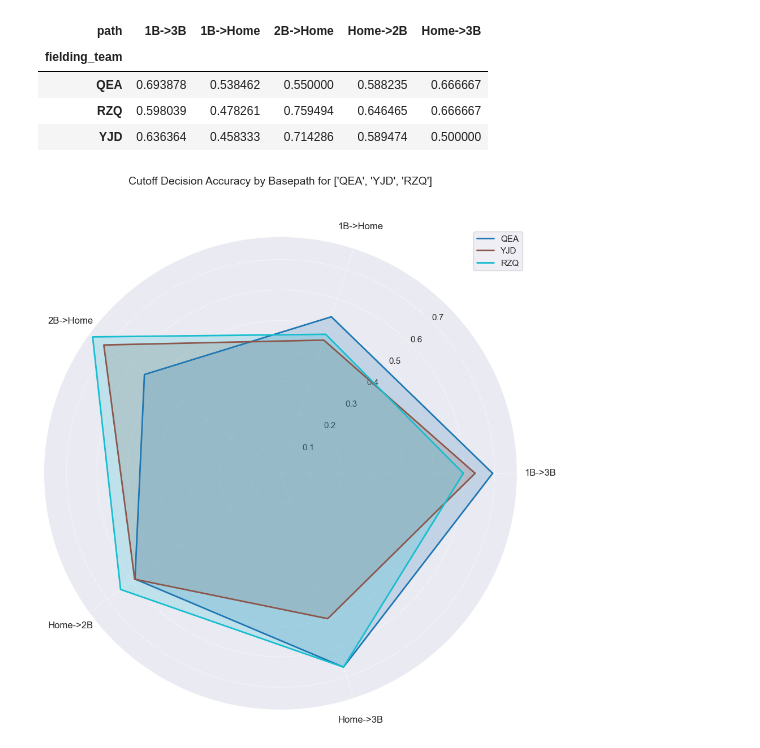
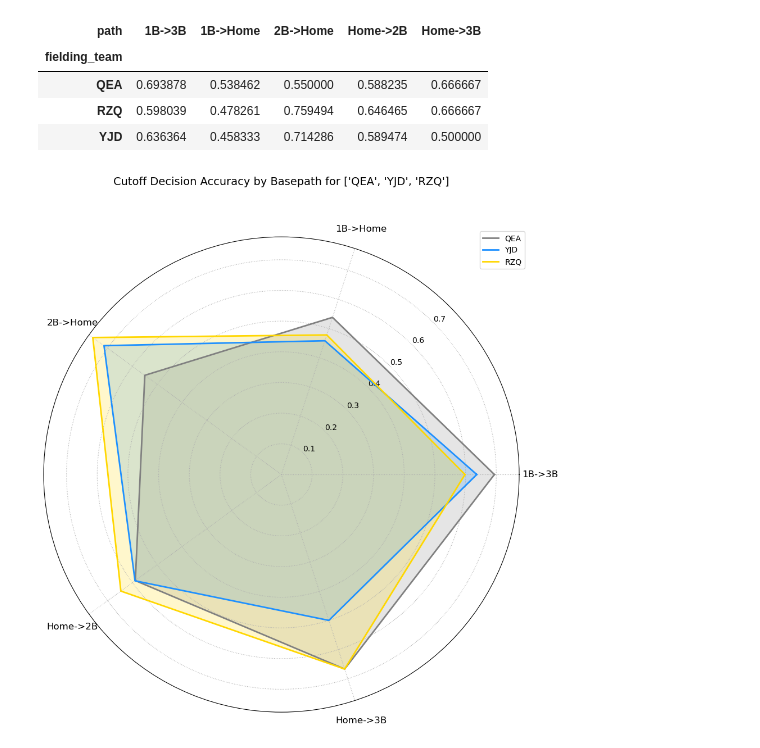
Before and after one commit to alexfrederick1/The-Man-in-the-Middle, a Jupyter notebook: Calculations/team_based_analysis.ipynb, the cells around one changed output. Cells and saved outputs as stored; diff of their text form; code cells hidden in the pictures.

```diff
--- a/Calculations/team_based_analysis.ipynb
+++ b/Calculations/team_based_analysis.ipynb
@@ -238,7 +288,9 @@ def plot_team_radar(df, teams_to_plot):
     angles += angles[:1]
 
     fig, ax = plt.subplots(figsize=(10, 10), subplot_kw=dict(polar=True))
-    colors = plt.cm.tab10(np.linspace(0, 1, len(teams_to_plot)))
+
+    from matplotlib.colors import ListedColormap
+    colors = ['gray', 'dodgerblue', 'gold']
 
     for i, team in enumerate(teams_to_plot):
         values = df.loc[team].tolist()
@@ -281,32 +333,32 @@ main_path_pivot
 # %%
 #Radar/Spider Plot for accuracy
 
 def plot_team_radar(df, teams_to_plot):
     labels = df.columns.tolist()
     num_vars = len(labels)
     angles = np.linspace(0, 2 * np.pi, num_vars, endpoint=False).tolist()
     angles += angles[:1]
 
     fig, ax = plt.subplots(figsize=(10, 10), subplot_kw=dict(polar=True))
-    colors = plt.cm.tab10(np.linspace(0, 1, len(teams_to_plot)))
+    colors = ['gray', 'dodgerblue', 'gold']
 
     for i, team in enumerate(teams_to_plot):
         values = df.loc[team].tolist()
         # Doesn't work if you don't add the first value to the end of the list of values
         values += values[:1]
         ax.plot(angles, values, label=team, color=colors[i], linewidth=2)
         ax.fill(angles, values, color=colors[i], alpha=0.2)
 
     ax.set_xticks(angles[:-1])
     ax.set_xticklabels(labels, fontsize=12)
     ax.tick_params(pad = 16)
     ax.set_title(f"Cutoff Decision Accuracy by Basepath for {teams_to_plot}", fontsize=14, y=1.1)
     ax.set_rlabel_position(45)
     ax.grid(True, linestyle='dotted')
     ax.legend(loc='upper right', bbox_to_anchor=(1.02, 1.02))
     plt.tight_layout()
     plt.show()
 
 plot_team_radar(main_path_pivot, teams_to_plot=['QEA', 'YJD', 'RZQ'])
 # %% [output]
-[figure, old version]
+[figure, new version]
```
Also changed, not shown: parts of 6 cells of this notebook.
